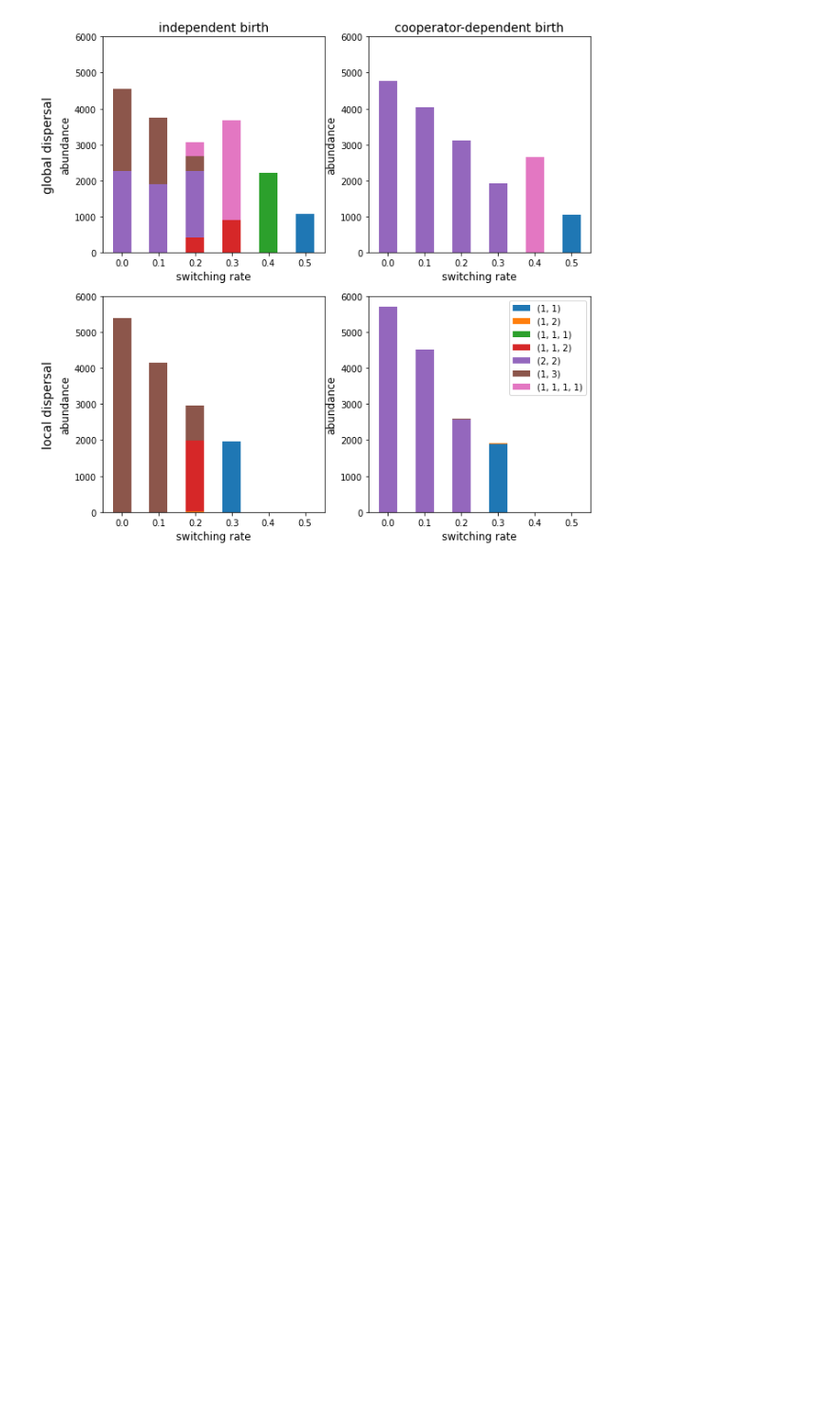
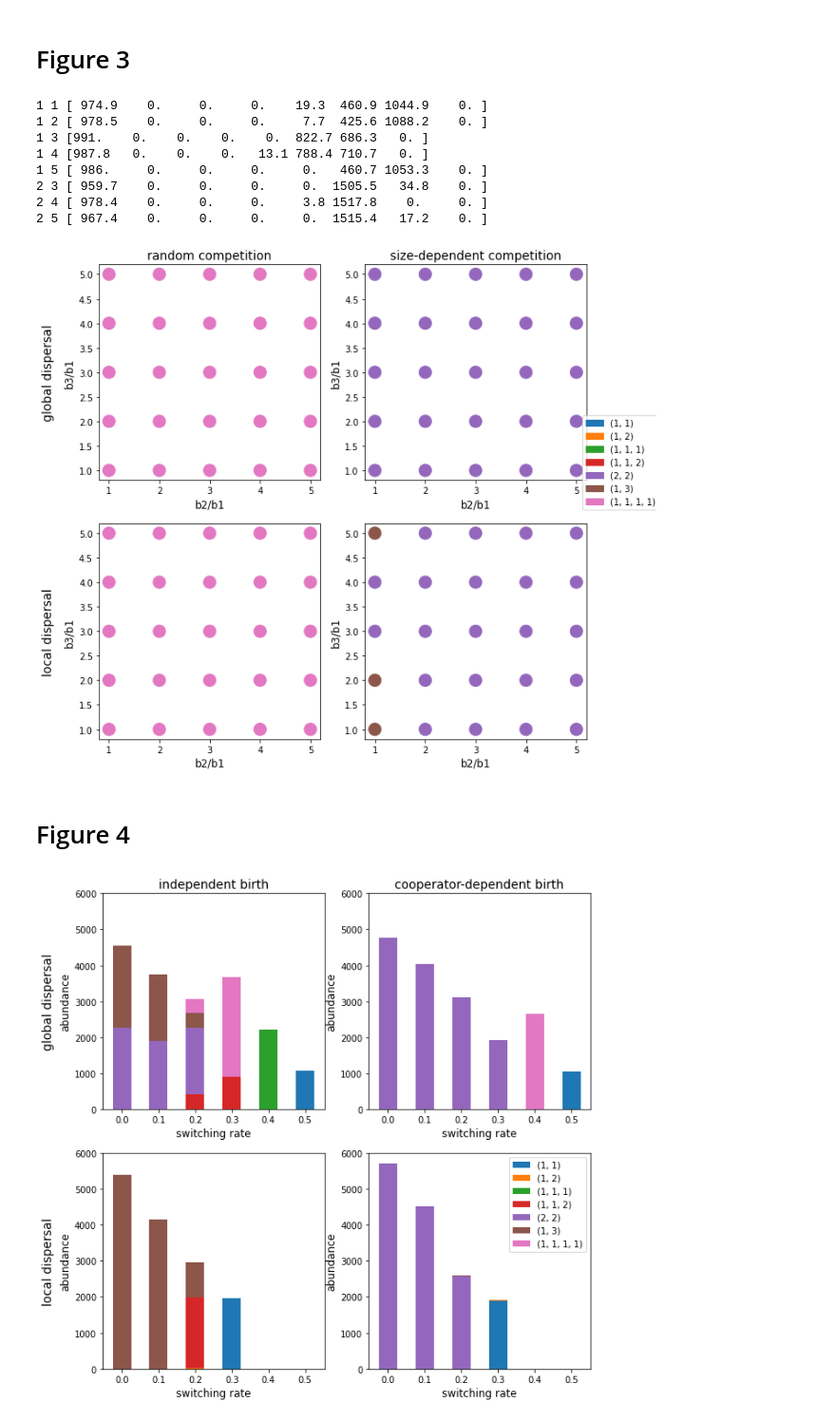
Before and after one commit to osmond-lab/fragmenting-lattice, a Jupyter notebook: plots.ipynb, the cells around one changed output. Shown: that part at 95% size. Saved outputs shown, nothing was run; the diff lists cells and outputs as text; code cells hidden in the pictures; blank space fills up the shorter version.

```diff
--- a/plots.ipynb
+++ b/plots.ipynb
@@ -27,6 +28,76 @@ def non_trivial_partitions(n):
         all_partitions.remove((i,))
         pn = sorted(list(all_partitions), key=lambda part: np.sum(part))
     return pn
+# %% [markdown]
+# Figure 3
+# %%
+T = 1000
+M = 50
+n = 4
+b1 = 1
+b2s = [1,2,3,4,5]
+b3s = b2s
+d = 0
+r = 2
+ss = [0,1]
+m = 0
+localss = [False,True]
+reps = range(10)
+
+modes = non_trivial_partitions(n)
+nmodes = len(modes)
+
+fig, axs = plt.subplots(2,2, figsize=(10,10))
+
+for s in ss:
+    for local in localss:
+
+        results = []
+        for b2 in b2s:
+            for b3 in b3s:
+                counts = []
+                for rep in reps:
+                    _,mos,_ = np.load('data/fig3_%dT_%dM_%dn_%db1_%db2_%db3_%dd_%dr_%ds_%sm_%sw_%slocal_%drep.npy' %(T,M,n,b1,b2,b3,d,r,s,m,m,local,rep))
+                    counts.append([np.sum(mos==i) for i in range(nmodes+1)]) #abundance of each mode
+
+                if sum(np.mean(counts,axis=0)>0)>2:
+                    print(b2, b3, np.mean(counts,axis=0))
+                winner = np.argmax(np.mean(counts,axis=0)[1:]) #mode ix with max mean abundance
+                results.append([b2,b3,winner])
+        results = np.array(results)
+
+        ax = axs[1 if local else 0,s]
+        ax.scatter(results[:,0], results[:,1], c=[mpl.cm.tab10(i) for i in results[:,2]], s=200)
+        ax.set_xlabel('b2/b1', fontsize=12)
+        ax.set_ylabel('b3/b1', fontsize=12)
+
+        if not local:
+            if s==0:
+                ax.set_title('random competition', fontsize=14)
+            else:
+                ax.set_title('size-dependent competition', fontsize=14)
+        if s==0:
+            if not local:
+                ax.text(-0.2, 3, 'global dispersal', fontsize=14, rotation='vertical', horizontalalignment='center', verticalalignment='center')
+            else:
+                ax.text(-0.2, 3, 'local dispersal', fontsize=14, rotation='vertical', horizontalalignment='center', verticalalignment='center')
+
+handles = [mpatches.Patch(color=mpl.cm.tab10(i), label=mode) for i,mode in enumerate(modes)]
+fig.legend(handles=handles, loc=(0.88,0.5))
+# plt.savefig('plots/fig3_n%d.jpg' %n)
+plt.show()
+# %% [output]
+1 1 [ 974.9    0.     0.     0.    19.3  460.9 1044.9    0. ]
+1 2 [ 978.5    0.     0.     0.     7.7  425.6 1088.2    0. ]
+1 3 [991.    0.    0.    0.    0.  822.7 686.3   0. ]
+1 4 [987.8   0.    0.    0.   13.1 788.4 710.7   0. ]
+1 5 [ 986.     0.     0.     0.     0.   460.7 1053.3    0. ]
+2 3 [ 959.7    0.     0.     0.     0.  1505.5   34.8    0. ]
+2 4 [ 978.4    0.     0.     0.     3.8 1517.8    0.     0. ]
+2 5 [ 967.4    0.     0.     0.     0.  1515.4   17.2    0. ]
+[figure, added]
+# %% [markdown]
+# Figure 4
 # %%
 T = 5000
 M = 100
```
Also changed, not shown: parts of 10 cells of this notebook, 2 other files.
